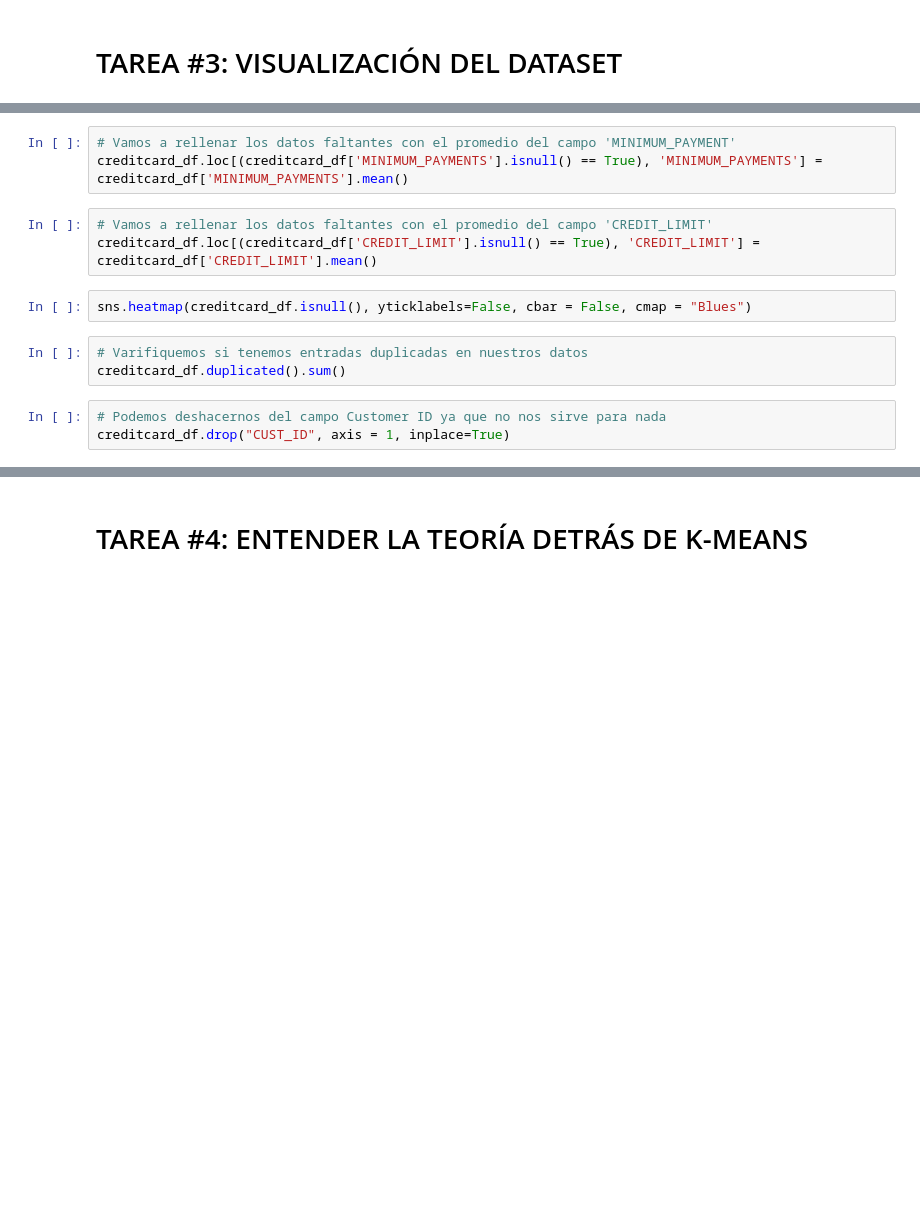
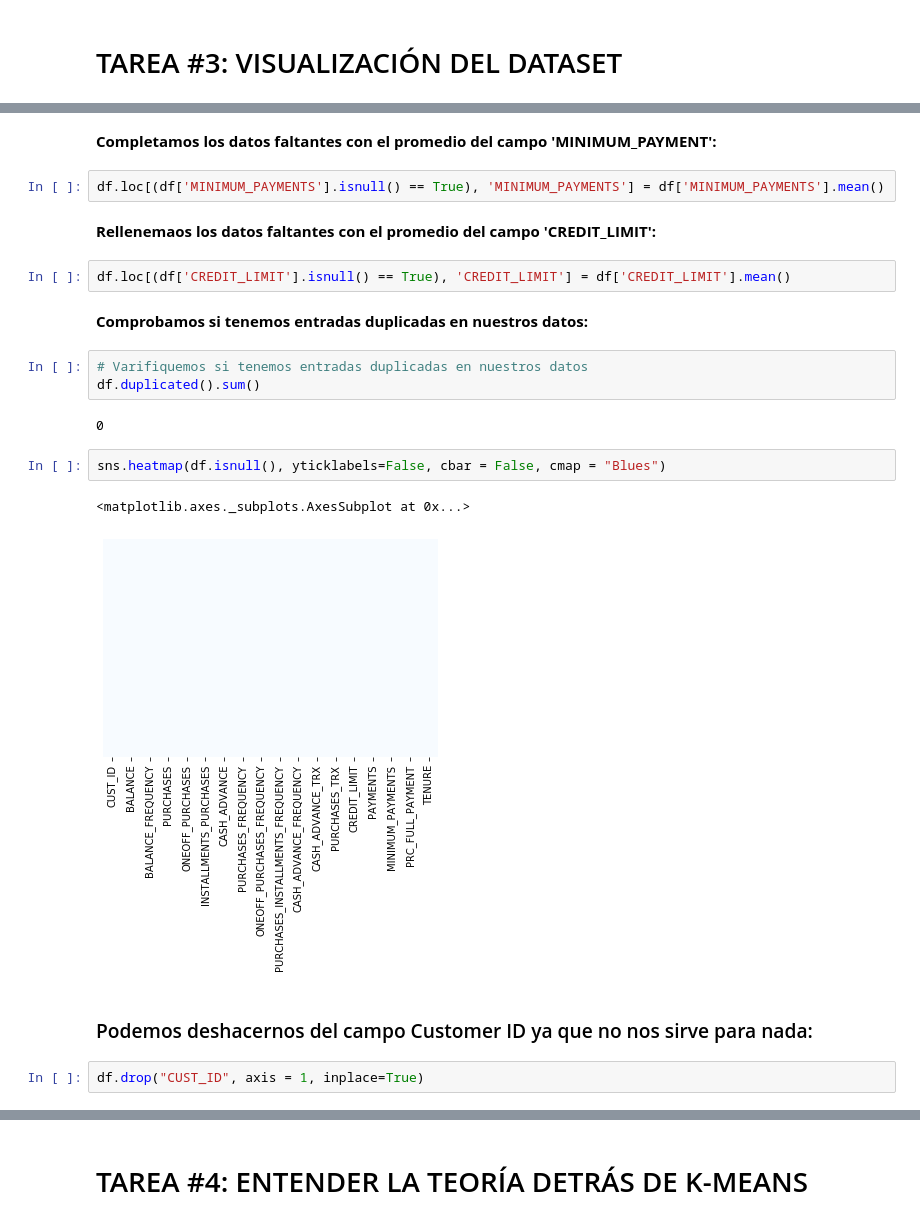
Before and after one commit to dasafo/ds4b, a Jupyter notebook: 2. Marketing Department/Solución_Departamento_de_Marketing.ipynb, the cells around one changed output, grey strips where cells are left out. Saved outputs shown, nothing was run; the diff lists cells and outputs as text; blank space fills up the shorter version.

```diff
--- a/2. Marketing Department/Solución_Departamento_de_Marketing.ipynb
+++ b/2. Marketing Department/Solución_Departamento_de_Marketing.ipynb
@@ -98,15 +178,25 @@ creditcard_df.isnull().sum()
-# %%
-# Vamos a rellenar los datos faltantes con el promedio del campo 'MINIMUM_PAYMENT'
-creditcard_df.loc[(creditcard_df['MINIMUM_PAYMENTS'].isnull() == True), 'MINIMUM_PAYMENTS'] = creditcard_df['MINIMUM_PAYMENTS'].mean()
-# %%
-# Vamos a rellenar los datos faltantes con el promedio del campo 'CREDIT_LIMIT'
-creditcard_df.loc[(creditcard_df['CREDIT_LIMIT'].isnull() == True), 'CREDIT_LIMIT'] = creditcard_df['CREDIT_LIMIT'].mean()
+# %% [markdown]
+**Completamos los datos faltantes con el promedio del campo 'MINIMUM_PAYMENT':**
+# %%
+df.loc[(df['MINIMUM_PAYMENTS'].isnull() == True), 'MINIMUM_PAYMENTS'] = df['MINIMUM_PAYMENTS'].mean()
+# %% [markdown]
+**Rellenemaos los datos faltantes con el promedio del campo 'CREDIT_LIMIT':**
+# %%
+df.loc[(df['CREDIT_LIMIT'].isnull() == True), 'CREDIT_LIMIT'] = df['CREDIT_LIMIT'].mean()
+# %% [markdown]
+**Comprobamos si tenemos entradas duplicadas en nuestros datos:**
+# %%
+# Varifiquemos si tenemos entradas duplicadas en nuestros datos
+df.duplicated().sum()
+# %% [output]
+0
 # %%
-sns.heatmap(creditcard_df.isnull(), yticklabels=False, cbar = False, cmap = "Blues")
+sns.heatmap(df.isnull(), yticklabels=False, cbar = False, cmap = "Blues")
+# %% [output]
+<matplotlib.axes._subplots.AxesSubplot at 0x...>
+[figure, added]
-# %%
-# Varifiquemos si tenemos entradas duplicadas en nuestros datos
-creditcard_df.duplicated().sum()
-# %%
-# Podemos deshacernos del campo Customer ID ya que no nos sirve para nada
-creditcard_df.drop("CUST_ID", axis = 1, inplace=True)
+# %% [markdown]
+### Podemos deshacernos del campo Customer ID ya que no nos sirve para nada:
+# %%
+df.drop("CUST_ID", axis = 1, inplace=True)
 # %%
```
Also changed, not shown: parts of 55 cells of this notebook, 1 other file.
